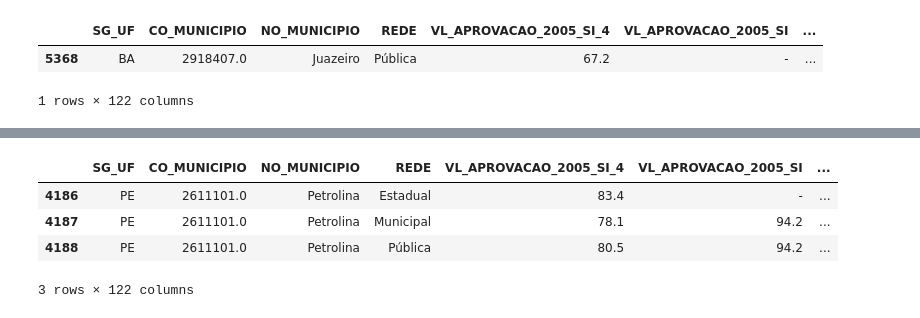
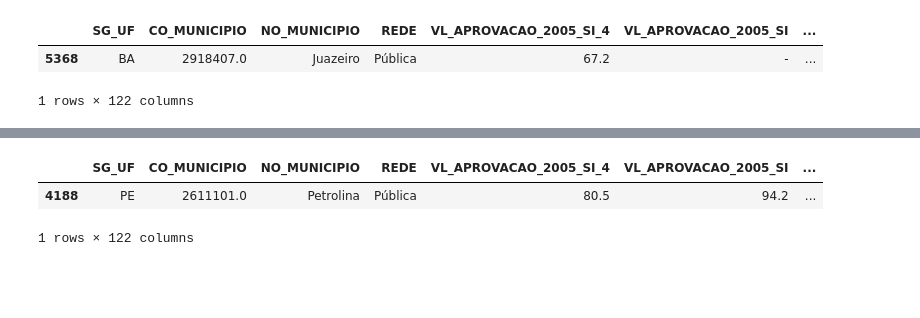
Before and after one commit to reinanbr/ideb_plots, a Jupyter notebook: plotting dt.sc ideb 2023.ipynb, the cells around one changed output, grey strips where cells are left out. Cells and saved outputs as stored; diff of their text form; code cells hidden in the pictures; blank space fills up the shorter version.

```diff
--- a/plotting dt.sc ideb 2023.ipynb
+++ b/plotting dt.sc ideb 2023.ipynb
@@ -114,9 +133,8 @@ saeb_j
 # %%
-ideb_p = ideb_ai[ideb_ai['NO_MUNICIPIO']=='Petrolina']
-ideb_p
+# Petrolina | publica
+ideb_pet_pub = ideb_pj[(ideb_pj["REDE"]=="Pública") & (ideb_pj['NO_MUNICIPIO']=="Petrolina")]
+ideb_pet_pub
 # %% [output]
 |  | SG_UF | CO_MUNICIPIO | NO_MUNICIPIO | REDE | VL_APROVACAO_2005_SI_4 | VL_APROVACAO_2005_SI | ... |
-| 4186 | PE | 2611101.0 | Petrolina | Estadual | 83.4 | - | ... |
-| 4187 | PE | 2611101.0 | Petrolina | Municipal | 78.1 | 94.2 | ... |
 | 4188 | PE | 2611101.0 | Petrolina | Pública | 80.5 | 94.2 | ... |
-3 rows × 122 columns
+1 rows × 122 columns
```
Also changed, not shown: parts of 16 cells of this notebook, 3 other files.
